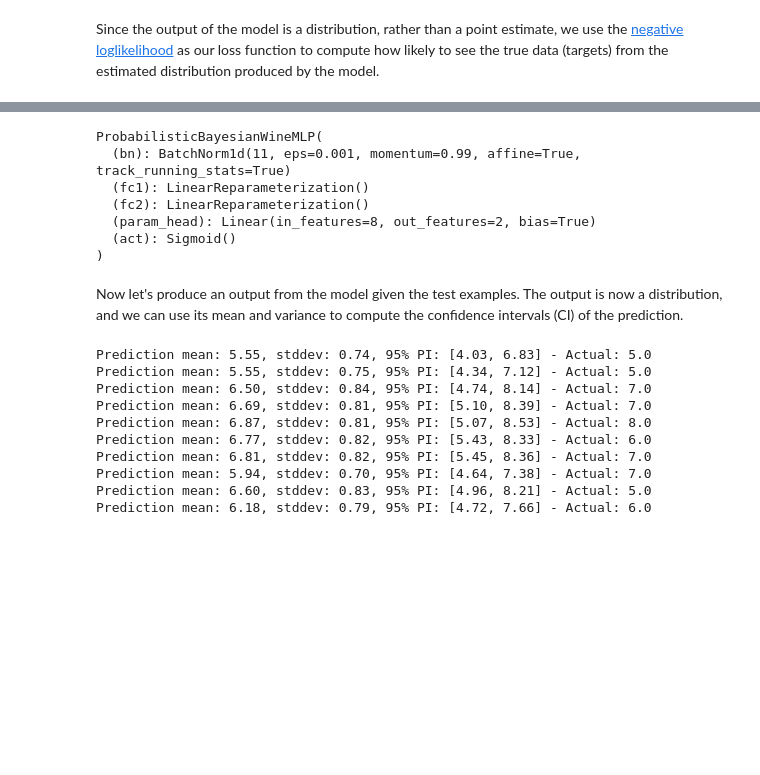
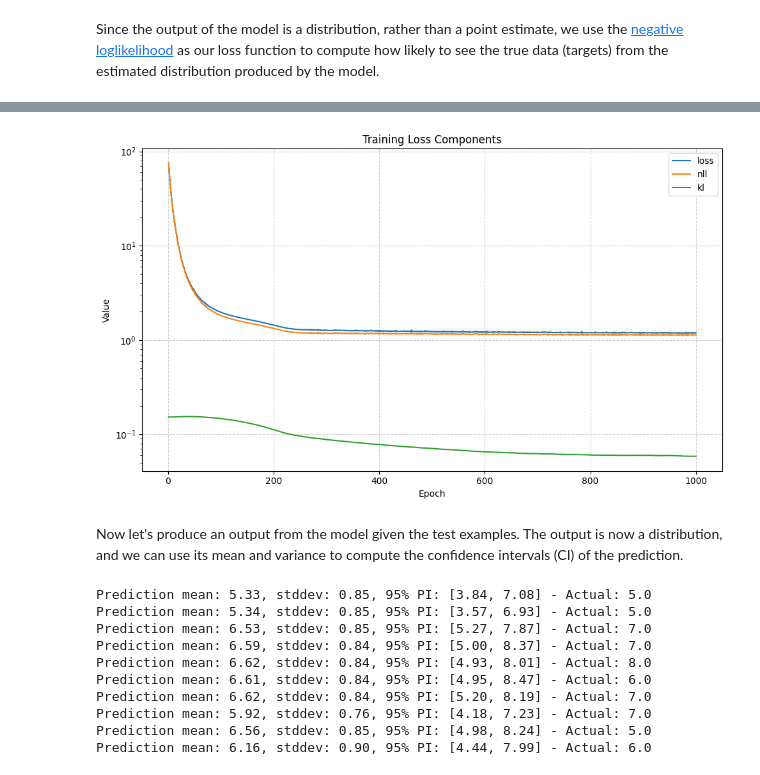
Before and after one commit to jorobledo/bayesian_learning_course, a Jupyter notebook: BLcourse4/BNN.ipynb, the cells around one changed output, grey strips where cells are left out. Saved outputs shown, nothing was run; the diff lists cells and outputs as text; code cells hidden in the pictures; blank space fills up the shorter version.

```diff
--- a/BLcourse4/BNN.ipynb
+++ b/BLcourse4/BNN.ipynb
@@ -727,6 +785,7 @@ def train_probabilistic_bnn(
         return np.sqrt(se_sum / n)
 
     print("Start training probabilistic BNN (NLL + beta*KL)...")
+    history = {"loss": [], "nll": [], "kl": []}
     for epoch in range(1, num_epochs + 1):
         model.train()
         nll_sum = 0.0
@@ -763,19 +822,23 @@ def train_probabilistic_bnn(
                     f"loss={total_sum/n_seen:.4f} | nll={nll_sum/n_seen:.4f} | kl={kl_term_sum/n_seen:.5f} | "
                     f"train_rmse={train_rmse:.3f} | test_rmse={test_rmse:.3f}"
                 )
+            history["loss"].append(total_sum / n_seen)
+            history["nll"].append(nll_sum / n_seen)
+            history["kl"].append(kl_term_sum / n_seen)
 
-    return model
+    plot_training_curves(history)
+    return model, history
 # %%
-num_epochs = 500
+num_epochs = 1000
 
 bnn_model_3 = ProbabilisticBayesianWineMLP(activation="sigmoid", posterior_rho_init=-2)
-train_probabilistic_bnn(
+bnn_model_3, history = train_probabilistic_bnn(
     model=bnn_model_3,
     train_dataloader=train_dataloader,
     test_dataloader=test_dataloader,
     num_epochs=num_epochs,
     learning_rate=1e-3,
-    kl_weight=1.0,
+    kl_weight=1e2,
     print_every=100,
 )
 # %% [output]
@@ -789,10 +857,4 @@ Epoch 500/500 | loss=1.1152 | nll=1.1133 | kl=0.00192 | train_rmse=0.747 | test_
-ProbabilisticBayesianWineMLP(
-  (bn): BatchNorm1d(11, eps=0.001, momentum=0.99, affine=True, track_running_stats=True)
-  (fc1): LinearReparameterization()
-  (fc2): LinearReparameterization()
-  (param_head): Linear(in_features=8, out_features=2, bias=True)
-  (act): Sigmoid()
-)
+[figure, added]
 # %% [markdown]
 Now let's produce an output from the model given the test examples.
 The output is now a distribution, and we can use its mean and variance
@@ -803,7 +865,11 @@ def predict_probabilistic_and_print(model, examples, targets, mc_samples=200):
     examples = examples.to(device)
     targets = targets.to(device)
 
-    model.eval()
+    model.train()
+    # Freeze BatchNorm only
+    for m in model.modules():
+        if isinstance(m, torch.nn.BatchNorm1d):
+            m.eval()
 
     mu_samples = []
     sigma_samples = []
@@ -856,13 +922,13 @@ predict_probabilistic_and_print(
     mc_samples=200,
 )
 # %% [output]
-Prediction mean: 5.55, stddev: 0.74, 95% PI: [4.03, 6.83] - Actual: 5.0
-Prediction mean: 5.55, stddev: 0.75, 95% PI: [4.34, 7.12] - Actual: 5.0
-Prediction mean: 6.50, stddev: 0.84, 95% PI: [4.74, 8.14] - Actual: 7.0
-Prediction mean: 6.69, stddev: 0.81, 95% PI: [5.10, 8.39] - Actual: 7.0
-Prediction mean: 6.87, stddev: 0.81, 95% PI: [5.07, 8.53] - Actual: 8.0
-Prediction mean: 6.77, stddev: 0.82, 95% PI: [5.43, 8.33] - Actual: 6.0
-Prediction mean: 6.81, stddev: 0.82, 95% PI: [5.45, 8.36] - Actual: 7.0
-Prediction mean: 5.94, stddev: 0.70, 95% PI: [4.64, 7.38] - Actual: 7.0
-Prediction mean: 6.60, stddev: 0.83, 95% PI: [4.96, 8.21] - Actual: 5.0
-Prediction mean: 6.18, stddev: 0.79, 95% PI: [4.72, 7.66] - Actual: 6.0
+Prediction mean: 5.33, stddev: 0.85, 95% PI: [3.84, 7.08] - Actual: 5.0
+Prediction mean: 5.34, stddev: 0.85, 95% PI: [3.57, 6.93] - Actual: 5.0
+Prediction mean: 6.53, stddev: 0.85, 95% PI: [5.27, 7.87] - Actual: 7.0
+Prediction mean: 6.59, stddev: 0.84, 95% PI: [5.00, 8.37] - Actual: 7.0
+Prediction mean: 6.62, stddev: 0.84, 95% PI: [4.93, 8.01] - Actual: 8.0
+Prediction mean: 6.61, stddev: 0.84, 95% PI: [4.95, 8.47] - Actual: 6.0
+Prediction mean: 6.62, stddev: 0.84, 95% PI: [5.20, 8.19] - Actual: 7.0
+Prediction mean: 5.92, stddev: 0.76, 95% PI: [4.18, 7.23] - Actual: 7.0
+Prediction mean: 6.56, stddev: 0.85, 95% PI: [4.98, 8.24] - Actual: 5.0
+Prediction mean: 6.16, stddev: 0.90, 95% PI: [4.44, 7.99] - Actual: 6.0
```
Also changed, not shown: parts of 22 cells of this notebook.
